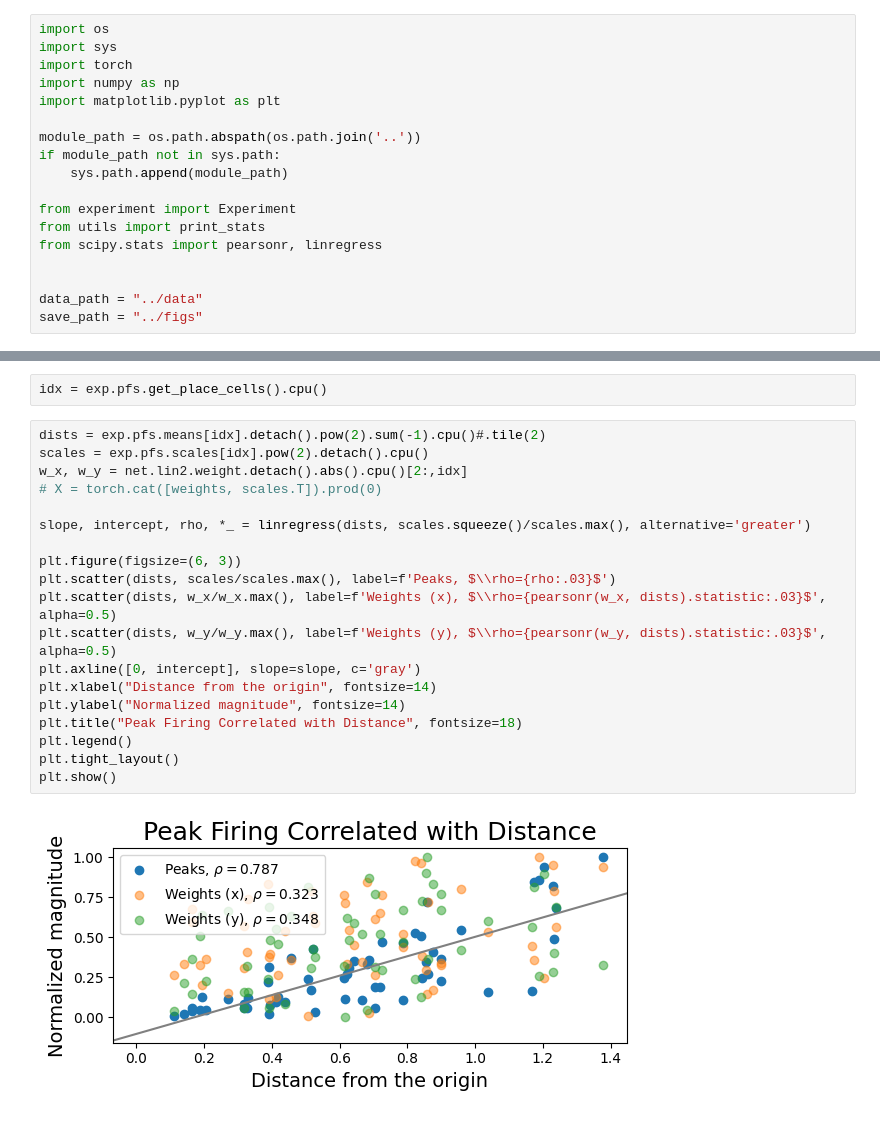
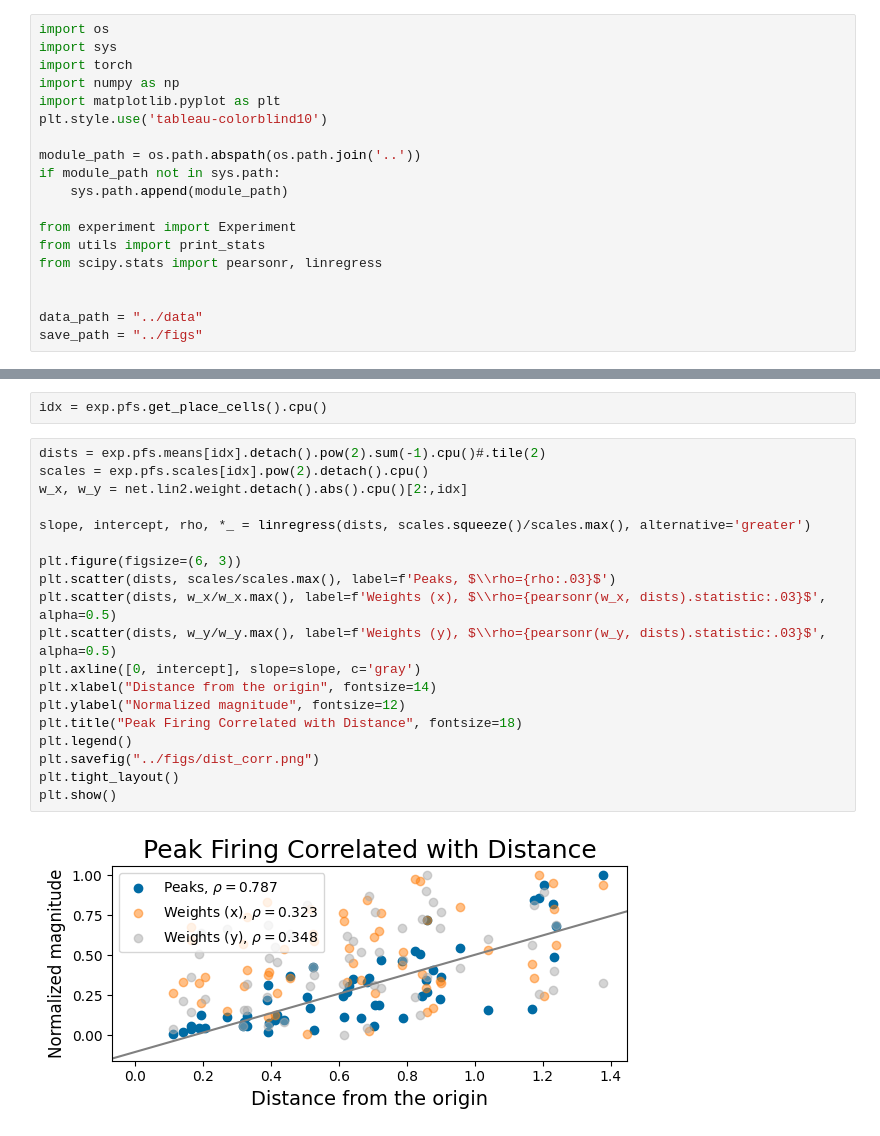
Before and after one commit to ChackMociute/Master-Thesis, a Jupyter notebook: analysis/weights.ipynb, the cells around one changed output, grey strips where cells are left out. Drawn from its saved outputs; the diff is of its cells as text.

```diff
--- a/analysis/weights.ipynb
+++ b/analysis/weights.ipynb
@@ -6,6 +6,7 @@ import sys
 import torch
 import numpy as np
 import matplotlib.pyplot as plt
+plt.style.use('tableau-colorblind10')
 
 module_path = os.path.abspath(os.path.join('..'))
 if module_path not in sys.path:
@@ -126,21 +129,21 @@ idx = exp.pfs.get_place_cells().cpu()
 # %%
 dists = exp.pfs.means[idx].detach().pow(2).sum(-1).cpu()#.tile(2)
 scales = exp.pfs.scales[idx].pow(2).detach().cpu()
 w_x, w_y = net.lin2.weight.detach().abs().cpu()[2:,idx]
-# X = torch.cat([weights, scales.T]).prod(0)
 
 slope, intercept, rho, *_ = linregress(dists, scales.squeeze()/scales.max(), alternative='greater')
 
 plt.figure(figsize=(6, 3))
 plt.scatter(dists, scales/scales.max(), label=f'Peaks, $\\rho={rho:.03}$')
 plt.scatter(dists, w_x/w_x.max(), label=f'Weights (x), $\\rho={pearsonr(w_x, dists).statistic:.03}$', alpha=0.5)
 plt.scatter(dists, w_y/w_y.max(), label=f'Weights (y), $\\rho={pearsonr(w_y, dists).statistic:.03}$', alpha=0.5)
 plt.axline([0, intercept], slope=slope, c='gray')
 plt.xlabel("Distance from the origin", fontsize=14)
-plt.ylabel("Normalized magnitude", fontsize=14)
+plt.ylabel("Normalized magnitude", fontsize=12)
 plt.title("Peak Firing Correlated with Distance", fontsize=18)
 plt.legend()
+plt.savefig("../figs/dist_corr.png")
 plt.tight_layout()
 plt.show()
 # %% [output]
-[figure, old version]
+[figure, new version]
```
Also changed, not shown: parts of 3 cells of this notebook, 6 other files.
